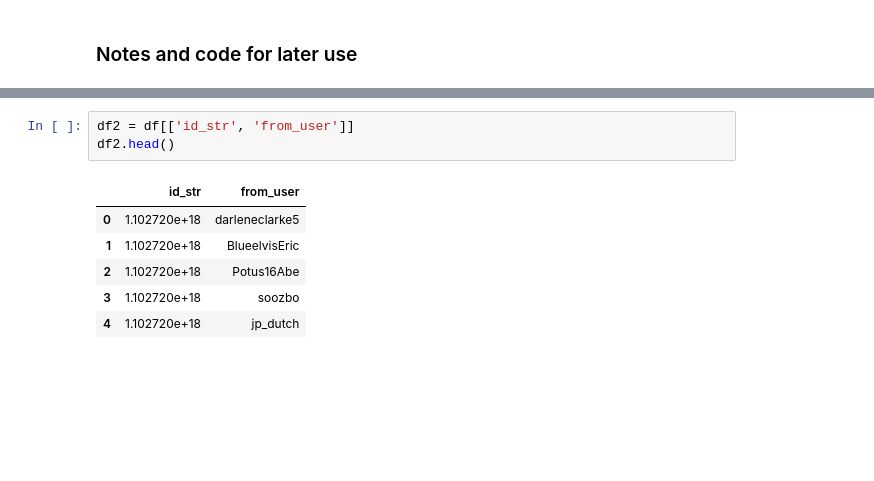
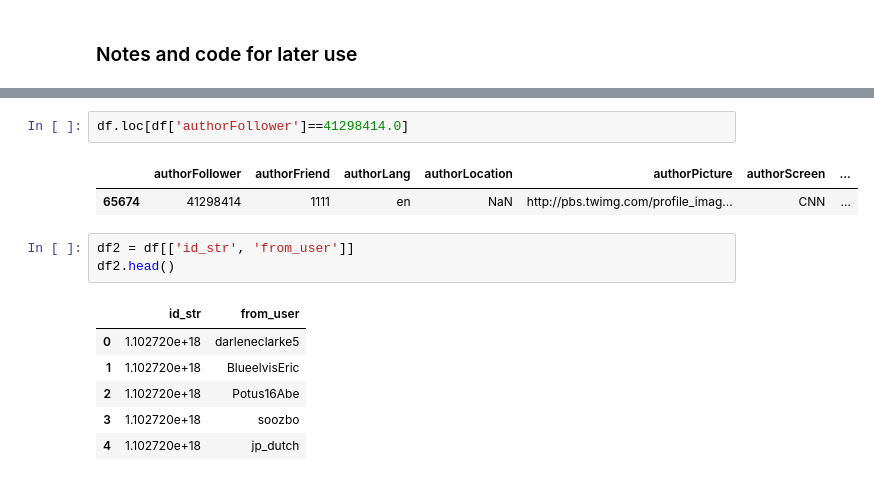
Before and after one commit to menyalas/llcu612Project, a Jupyter notebook: Descriptives-SAM.ipynb, the cells around one changed output, grey strips where cells are left out. Saved outputs shown, nothing was run; the diff lists cells and outputs as text; blank space fills up the shorter version.

```diff
--- a/Descriptives-SAM.ipynb
+++ b/Descriptives-SAM.ipynb
@@ -349,3 +518,8 @@ Counter({'en': 106942,
+# %%
+df.loc[df['authorFollower']==41298414.0]
+# %% [output]
+|  | authorFollower | authorFriend | authorLang | authorLocation | authorPicture | authorScreen | ... |
+| 65674 | 41298414 | 1111 | en | NaN | http://pbs.twimg.com/profile_imag... | CNN | ... |
 # %%
 df2 = df[['id_str', 'from_user']]
 df2.head()
```
Also changed, not shown: parts of 42 cells of this notebook.
